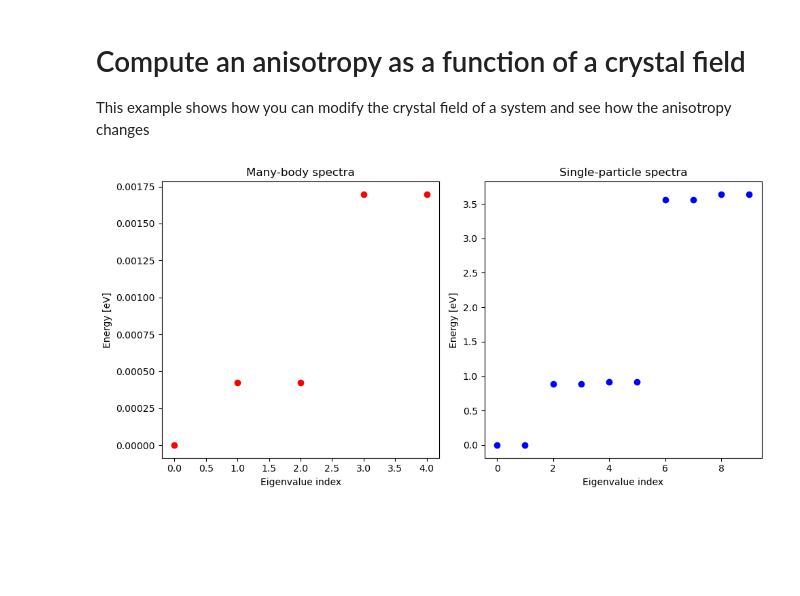
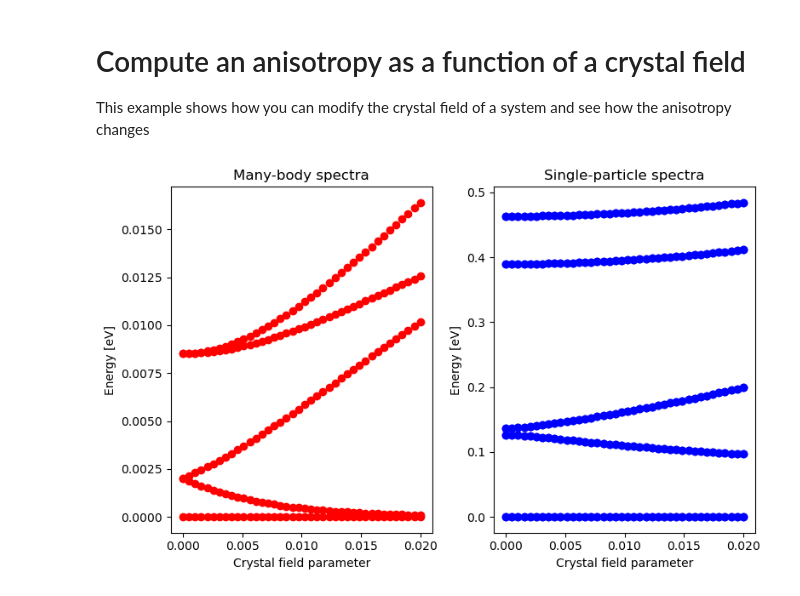
Before and after one commit to joselado/tranci, a Jupyter notebook: notebooks/anisotropy_VS_crystal_field.ipynb, the cells around one changed output. Cells and saved outputs as stored; diff of their text form; code cells hidden in the pictures; blank space fills up the shorter version.

```diff
--- a/notebooks/anisotropy_VS_crystal_field.ipynb
+++ b/notebooks/anisotropy_VS_crystal_field.ipynb
@@ -31,28 +38,28 @@ LS_MB = Atom.one2many(LS) # SOC in the many-body basis
-# %%
-# now create your Hamiltonian
-U, soc, cf = 4.0, 0.04, -0.1 # Coulomb interaction, spin-orbit coupling, magnetic field and crystal field
-H = U*Atom.Operator["Coulomb"] + cf*D111_MB + soc*LS_MB + Bz*Mz_MB # many body Hamiltonian
-H_single = cf*D111 + soc*LS + Bz*Mz # single particle Hamiltonian
 # %%
 import scipy.linalg as lg
 import numpy as np
 
-fig = plt.figure(figsize=[10,5])
+fig = plt.figure(figsize=[8,5])
 
-plt.subplot(1,2,1)
-plt.title("Many-body spectra")
-es = lg.eigvalsh(H.todense()) # compute eigenvalues
-es = es - es[0] ; es = es[es<0.1] # retain only the relatively small ones
-plt.scatter(range(len(es)),es,c="red") # plot eigenvalues
-plt.xlabel("Eigenvalue index") ; plt.ylabel("Energy [eV]") ; plt.tight_layout()
+Ps = np.linspace(0.,0.02,40)
 
-# with the current parameters, this Hamiltonian describes a spin Hamiltonian like S111**2 for S=2
+for P in Ps: # loop over parameters
+    H,H_single = get_hamiltonians(D=0.1,E=P,soc=0.04)
+    plt.subplot(1,2,1)
+    plt.title("Many-body spectra")
+    es = lg.eigvalsh(H.todense()) # compute eigenvalues
+    es = es - es[0] ; es = es[es<0.05] # retain only the relatively small ones
+    plt.scatter(es*0. + P,es,c="red") # plot eigenvalues
+    plt.xlabel("Crystal field parameter") ; plt.ylabel("Energy [eV]") ; plt.tight_layout()
 
-# plot the single particle spectra as a reference
-plt.subplot(1,2,2)
-plt.title("Single-particle spectra")
-es = lg.eigvalsh(H_single.todense()) # compute eigenvalues
-plt.scatter(range(len(es)),es,c="blue") # plot eigenvalues
-plt.xlabel("Eigenvalue index") ; plt.ylabel("Energy [eV]") ; plt.tight_layout()
+    # with the current parameters, this Hamiltonian describes a spin Hamiltonian like S111**2 for S=2
+
+    # plot the single particle spectra as a reference
+    plt.subplot(1,2,2)
+    plt.title("Single-particle spectra")
+    es = lg.eigvalsh(H_single.todense()) # compute eigenvalues
+    es = es - es[0]
+    plt.scatter(es*0. + P,es,c="blue") # plot eigenvalues
+    plt.xlabel("Crystal field parameter") ; plt.ylabel("Energy [eV]") ; plt.tight_layout()
 # %% [output]
-[figure, old version]
+[figure, new version]
```
Also changed, not shown: parts of 2 cells of this notebook.
